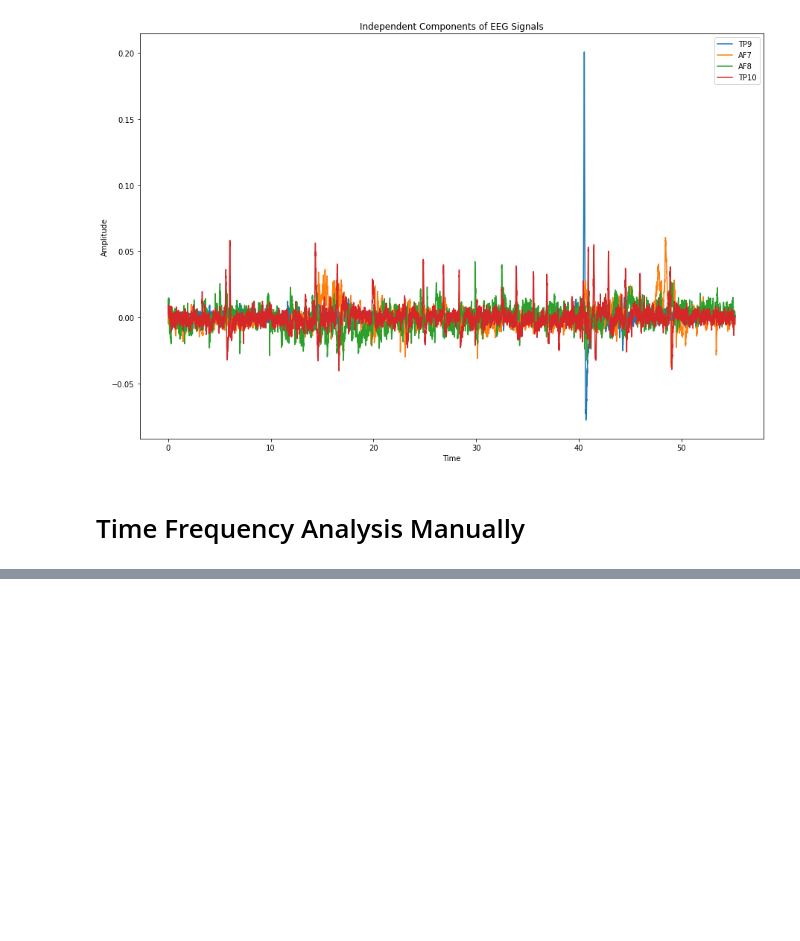
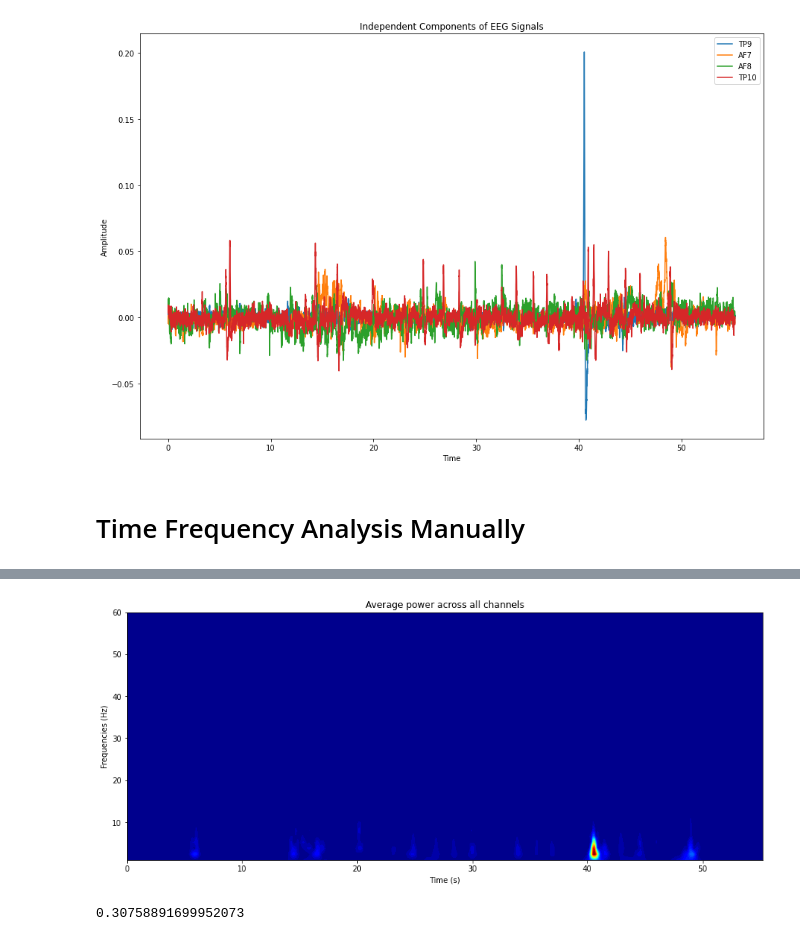
Before and after one commit to dxganta/real-time-tf, a Jupyter notebook: spectral_analysis.ipynb, the cells around one changed output, grey strips where cells are left out. Saved outputs shown, nothing was run; the diff lists cells and outputs as text; code cells hidden in the pictures; blank space fills up the shorter version.

Commit message:
real time time frequency plot progress

```diff
--- a/spectral_analysis.ipynb
+++ b/spectral_analysis.ipynb
@@ -232,0 +220,8 @@ time_frequency(data.copy().T, times)
+# %%
+import time
+s = time.perf_counter()
+time_frequency(data.copy().T, times)
+print(time.perf_counter() - s)
+# %% [output]
+[figure, added]
+0.30758891699952073
```
Also changed, not shown: parts of 6 cells of this notebook, 1 other file.
